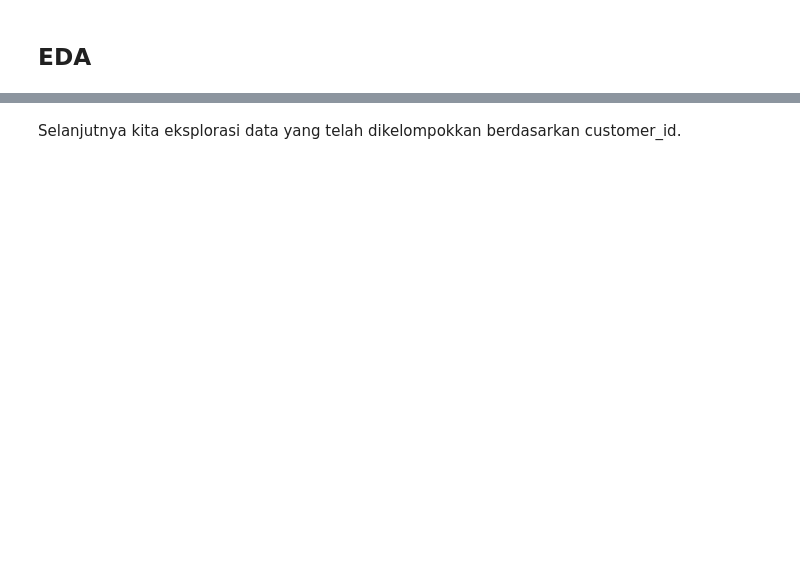
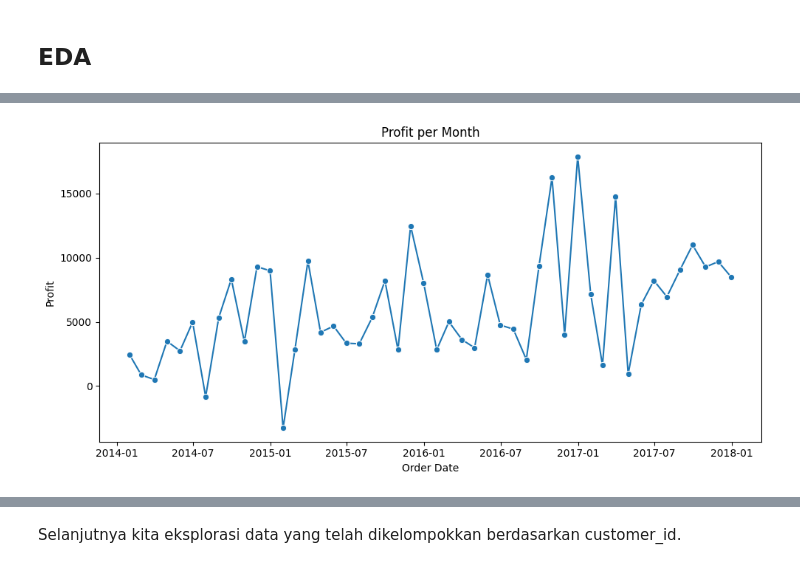
Before and after one commit to MuhamadSyarifFakhrezi/Customer-Segmentation, a Jupyter notebook: Customer_Segmentation_with_RFM_and_K_Means.ipynb, the cells around one changed output, grey strips where cells are left out. Cells and saved outputs as stored; diff of their text form; code cells hidden in the pictures; blank space fills up the shorter version.

```diff
--- a/Customer_Segmentation_with_RFM_and_K_Means.ipynb
+++ b/Customer_Segmentation_with_RFM_and_K_Means.ipynb
@@ -219,0 +227,9 @@ Grafik garis di atas menunjukkan revenue dari tahun 2014 hingga 2018 yang mana m
+# %%
+plt.figure(figsize=(10, 5))
+
+sns.lineplot(data=perf_df, x="Order Date", y="Profit", marker="o")
+plt.title("Profit per Month")
+plt.tight_layout()
+plt.show()
+# %% [output]
+[figure, added]
```
Also changed, not shown: parts of 18 cells of this notebook.
